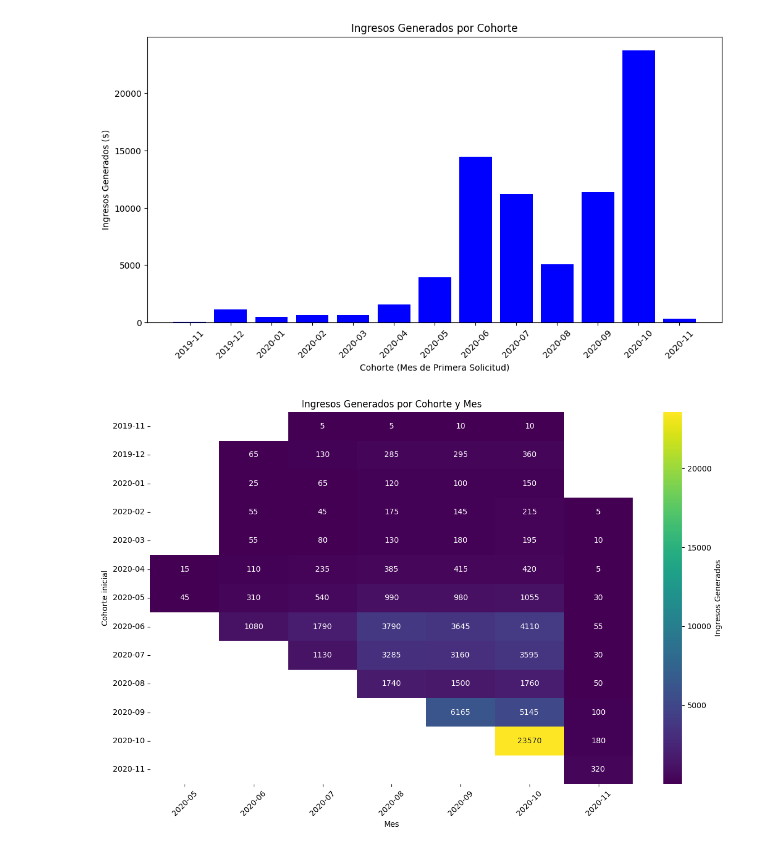
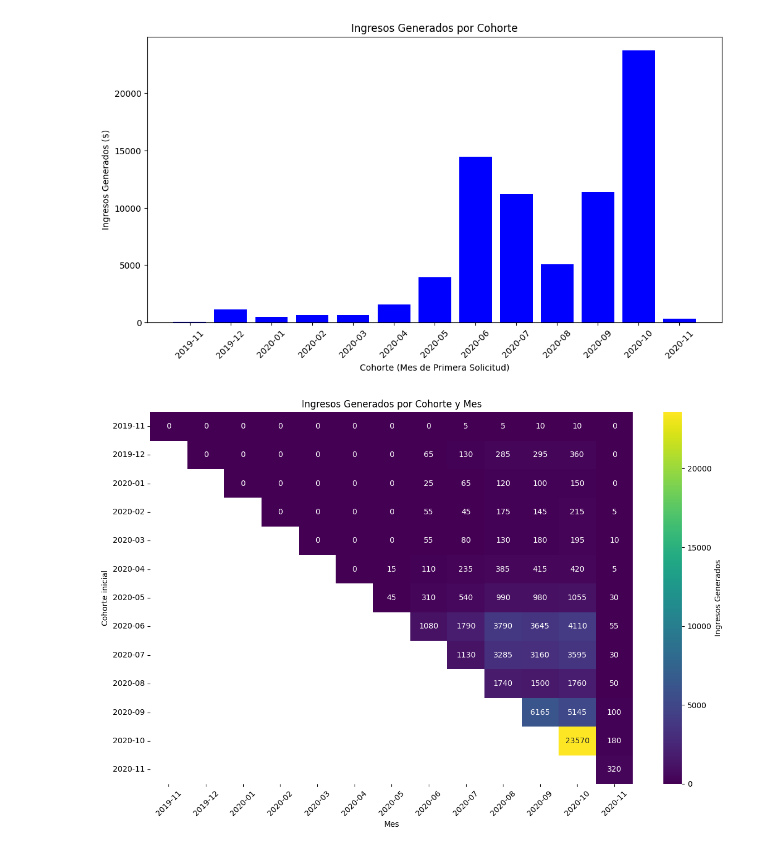
Before and after one commit to Intro-Analisis-Exploratorio-de-Datos/Project1, a Jupyter notebook: NoteBooks/6_Income_By_Cohort.ipynb, the cells around one changed output. Saved outputs shown, nothing was run; the diff lists cells and outputs as text; code cells hidden in the pictures.

Commit message:
update heatmap filling in with 0 for none value

```diff
--- a/NoteBooks/6_Income_By_Cohort.ipynb
+++ b/NoteBooks/6_Income_By_Cohort.ipynb
@@ -51,6 +51,7 @@ plt.show()
 [figure]
 # %%
 import pandas as pd
+import numpy as np
 import matplotlib.pyplot as plt
 import seaborn as sns
 
@@ -61,18 +62,33 @@ fees_df['month'] = fees_df['created_at'].dt.to_period('M')
 # Group by cohort and month to sum up the income
 cohort_income_monthly = fees_df.groupby(['cohort', 'month'])['total_amount'].sum().reset_index()
 
+# Create a complete range of months and cohorts
+all_months = pd.period_range(start='2019-11', end=fees_df['month'].max(), freq='M')
+all_cohorts = pd.period_range(start='2019-11', end=fees_df['cohort'].max(), freq='M')
+
+# Create a multi-index with all combinations of cohorts and months
+multi_index = pd.MultiIndex.from_product([all_cohorts, all_months], names=['cohort', 'month'])
+
+# Reindex the DataFrame to include all combinations and fill missing values with 0
+cohort_income_monthly = cohort_income_monthly.set_index(['cohort', 'month']).reindex(multi_index, fill_value=0).reset_index()
+
 # Pivot the data for the heatmap
 pivot_income = cohort_income_monthly.pivot(index='cohort', columns='month', values='total_amount')
+
+# Create a mask to hide values that precede the cohort month
+mask = np.zeros(pivot_income.shape, dtype=bool)
+for i, cohort in enumerate(pivot_income.index):
+    mask[i, :i] = True
 # %%
 # Create the heatma
 plt.figure(figsize=(12, 8))
-sns.heatmap(pivot_income, cmap='viridis', annot=True, fmt=".0f", cbar_kws={'label': 'Ingresos Generados'})
+sns.heatmap(pivot_income, cmap='viridis', annot=True, fmt=".0f", mask=mask, cbar_kws={'label': 'Ingresos Generados'})
 plt.title('Ingresos Generados por Cohorte y Mes')
 plt.xlabel('Mes')
 plt.ylabel('Cohorte inicial')
 plt.xticks(rotation=45)
 plt.yticks(rotation=0)
 plt.tight_layout()
 plt.show()
 # %% [output]
-[figure, old version]
+[figure, new version]
```
